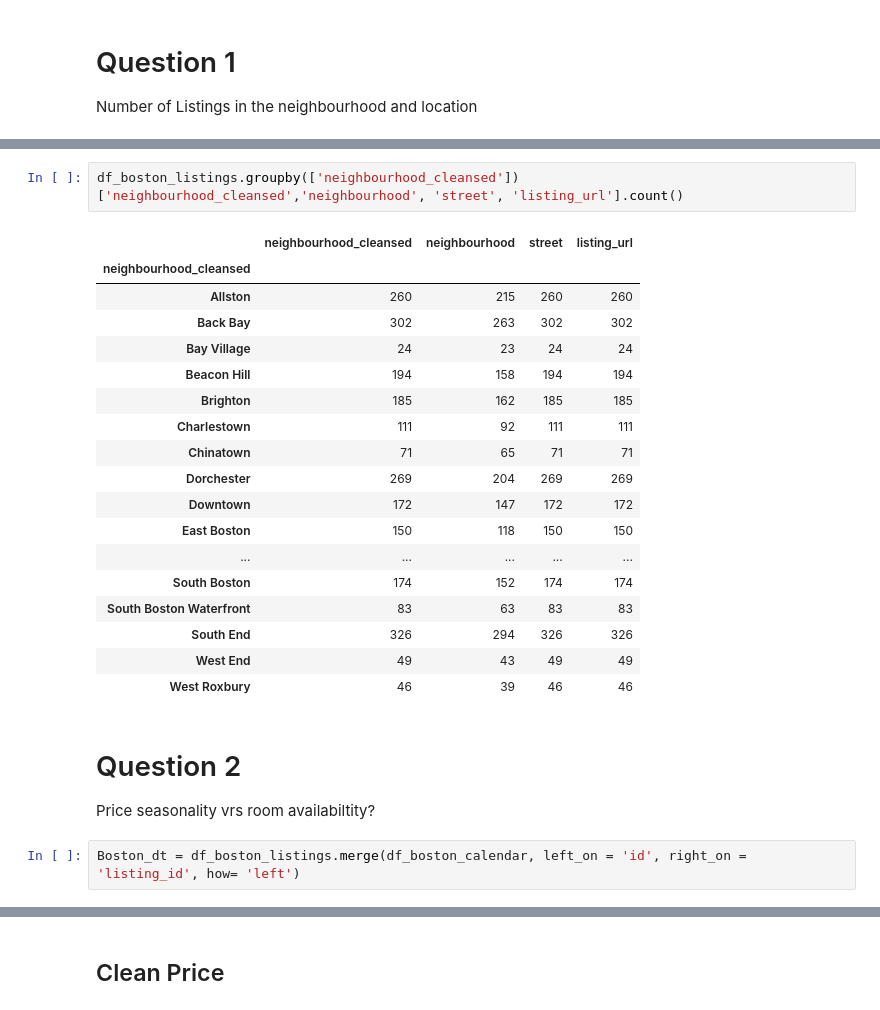
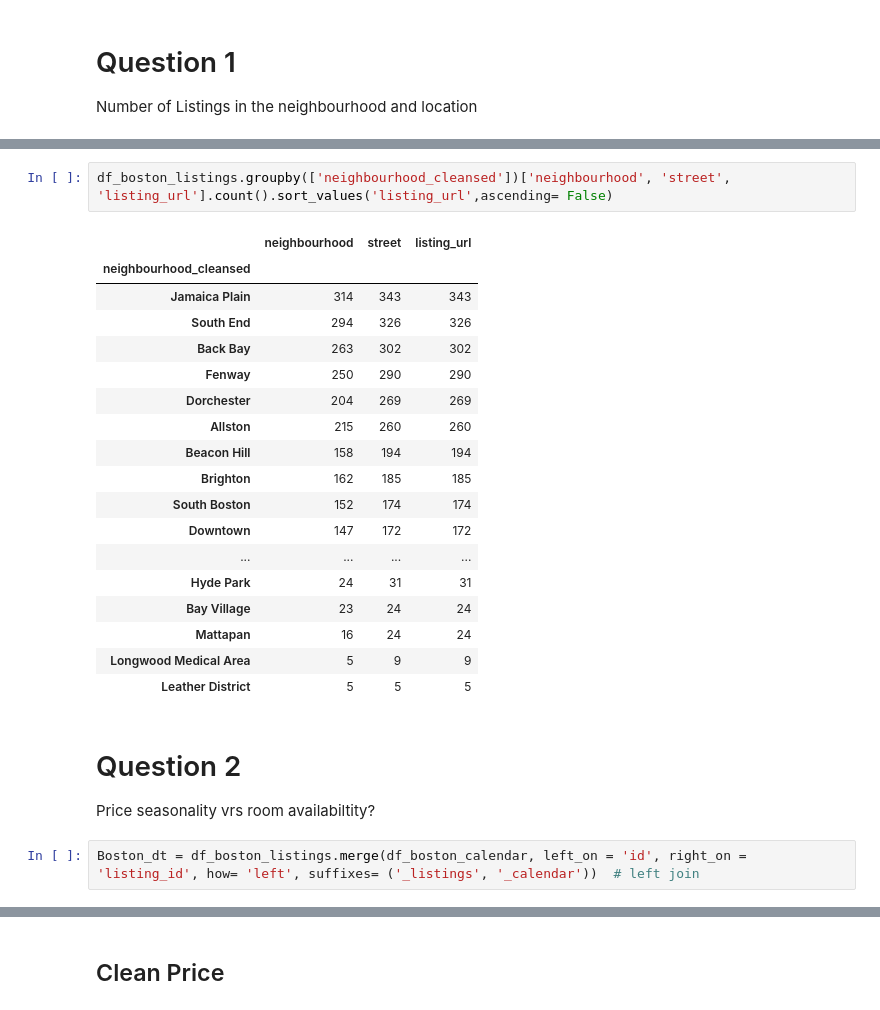
Before and after one commit to edonkoh/udacity_airbnb, a Jupyter notebook: airbnb.ipynb, the cells around one changed output, grey strips where cells are left out. Cells and saved outputs as stored; diff of their text form.

```diff
--- a/airbnb.ipynb
+++ b/airbnb.ipynb
@@ -55,27 +82,27 @@ Index(['id', 'listing_url', 'scrape_id', 'last_scraped', 'name', 'summary',
 # %%
-df_boston_listings.groupby(['neighbourhood_cleansed'])['neighbourhood_cleansed','neighbourhood', 'street', 'listing_url'].count()
+df_boston_listings.groupby(['neighbourhood_cleansed'])['neighbourhood', 'street', 'listing_url'].count().sort_values('listing_url',ascending= False)
 # %% [output]
-|  | neighbourhood_cleansed | neighbourhood | street | listing_url |
-| neighbourhood_cleansed |  |  |  |  |
-| Allston | 260 | 215 | 260 | 260 |
-| Back Bay | 302 | 263 | 302 | 302 |
-| Bay Village | 24 | 23 | 24 | 24 |
-| Beacon Hill | 194 | 158 | 194 | 194 |
-| Brighton | 185 | 162 | 185 | 185 |
-| Charlestown | 111 | 92 | 111 | 111 |
-| Chinatown | 71 | 65 | 71 | 71 |
-| Dorchester | 269 | 204 | 269 | 269 |
-| Downtown | 172 | 147 | 172 | 172 |
-| East Boston | 150 | 118 | 150 | 150 |
-| ... | ... | ... | ... | ... |
-| South Boston | 174 | 152 | 174 | 174 |
-| South Boston Waterfront | 83 | 63 | 83 | 83 |
-| South End | 326 | 294 | 326 | 326 |
-| West End | 49 | 43 | 49 | 49 |
-| West Roxbury | 46 | 39 | 46 | 46 |
+|  | neighbourhood | street | listing_url |
+| neighbourhood_cleansed |  |  |  |
+| Jamaica Plain | 314 | 343 | 343 |
+| South End | 294 | 326 | 326 |
+| Back Bay | 263 | 302 | 302 |
+| Fenway | 250 | 290 | 290 |
+| Dorchester | 204 | 269 | 269 |
+| Allston | 215 | 260 | 260 |
+| Beacon Hill | 158 | 194 | 194 |
+| Brighton | 162 | 185 | 185 |
+| South Boston | 152 | 174 | 174 |
+| Downtown | 147 | 172 | 172 |
+| ... | ... | ... | ... |
+| Hyde Park | 24 | 31 | 31 |
+| Bay Village | 23 | 24 | 24 |
+| Mattapan | 16 | 24 | 24 |
+| Longwood Medical Area | 5 | 9 | 9 |
+| Leather District | 5 | 5 | 5 |
 # %% [markdown]
 # Question 2
 
 Price seasonality vrs room availabiltity?
 # %%
-Boston_dt = df_boston_listings.merge(df_boston_calendar, left_on = 'id', right_on = 'listing_id', how= 'left')
+Boston_dt = df_boston_listings.merge(df_boston_calendar, left_on = 'id', right_on = 'listing_id', how= 'left', suffixes= ('_listings', '_calendar'))  # left join
```
Also changed, not shown: parts of 87 cells of this notebook, 1 other file.
